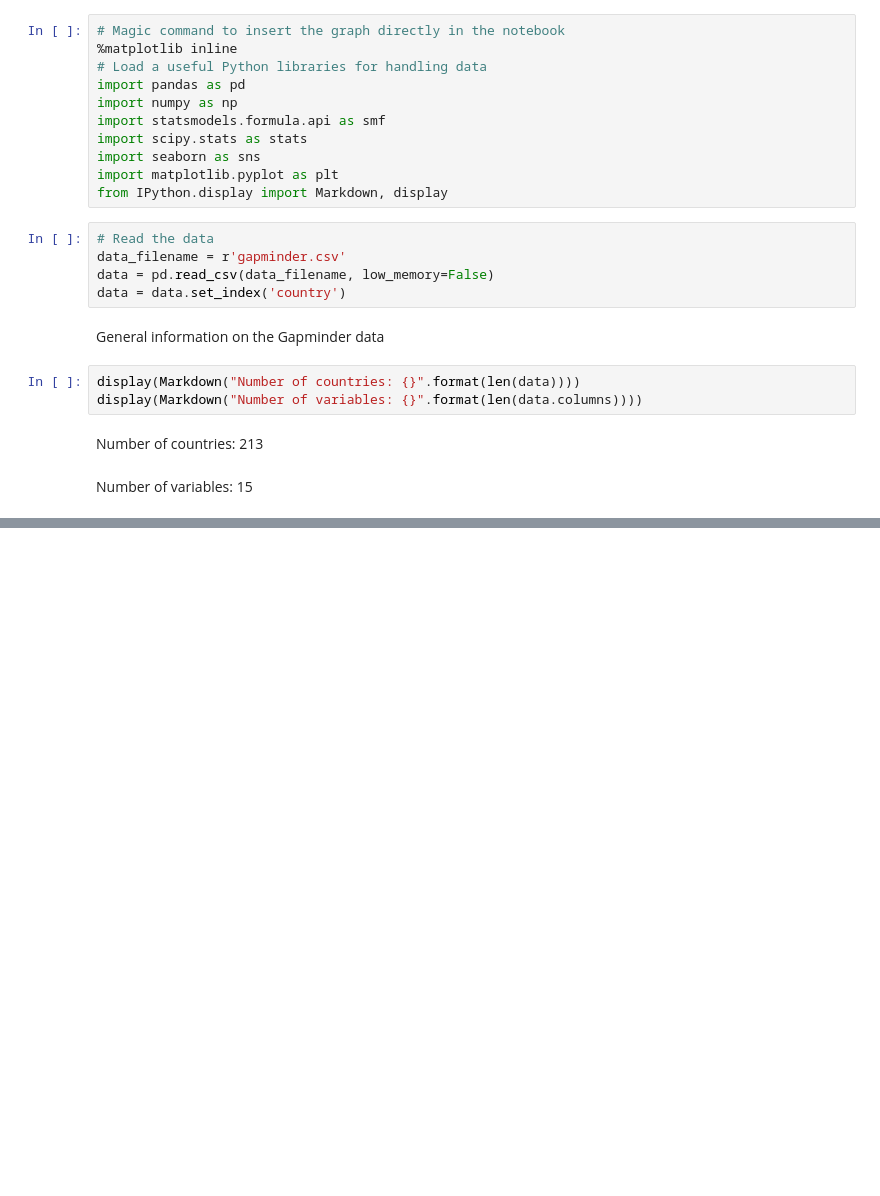
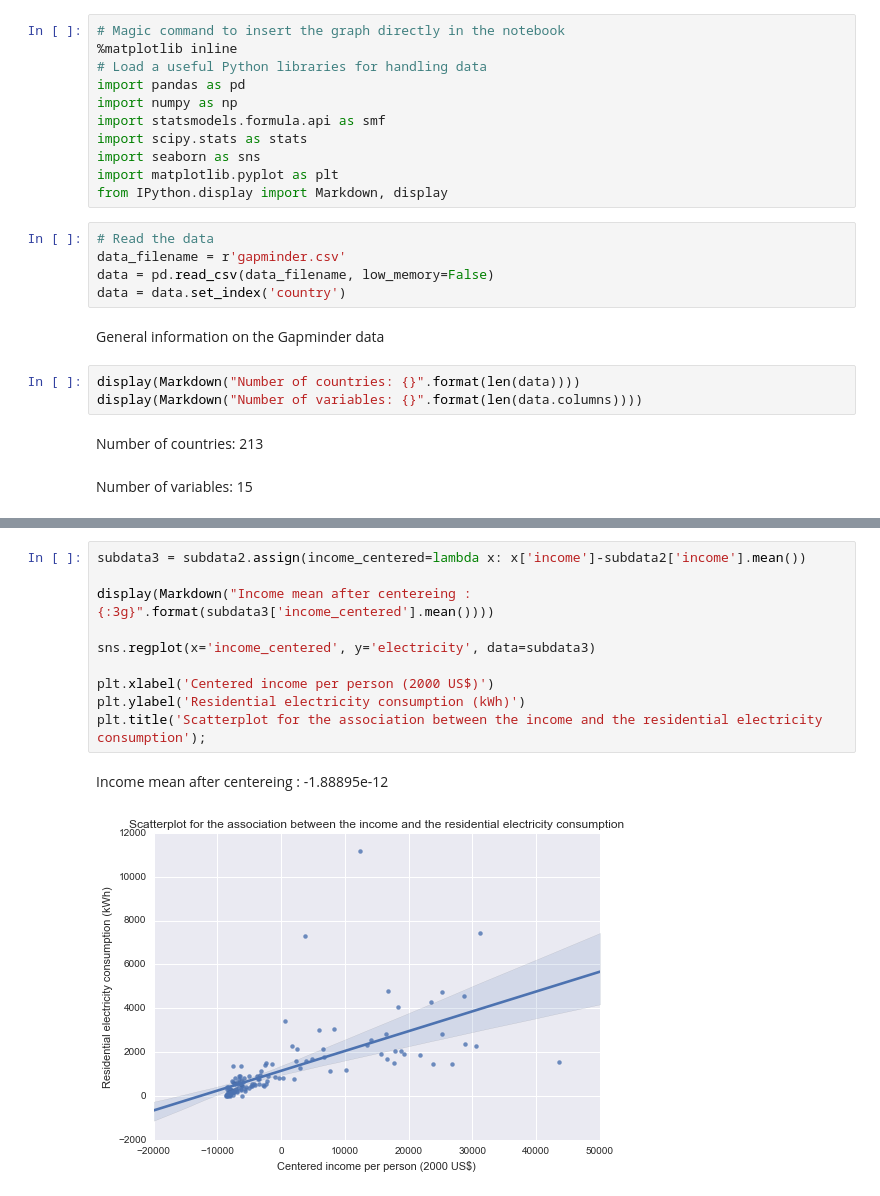
Before and after one commit to fcollonval/coursera_data_visualization, a Jupyter notebook: BasicLinearRegression.ipynb, the cells around one changed output, grey strips where cells are left out. Drawn from its saved outputs; the diff is of its cells as text; blank space fills up the shorter version.

```diff
--- a/BasicLinearRegression.ipynb
+++ b/BasicLinearRegression.ipynb
@@ -60,0 +124,13 @@ plt.title('Scatterplot for the association between the income and the residentia
+# %%
+subdata3 = subdata2.assign(income_centered=lambda x: x['income']-subdata2['income'].mean())
+
+display(Markdown("Income mean after centereing : {:3g}".format(subdata3['income_centered'].mean())))
+
+sns.regplot(x='income_centered', y='electricity', data=subdata3)
+
+plt.xlabel('Centered income per person (2000 US$)')
+plt.ylabel('Residential electricity consumption (kWh)')
+plt.title('Scatterplot for the association between the income and the residential electricity consumption');
+# %% [output]
+Income mean after centereing : -1.88895e-12
+[figure, added]
```
Also changed, not shown: parts of 21 cells of this notebook.
